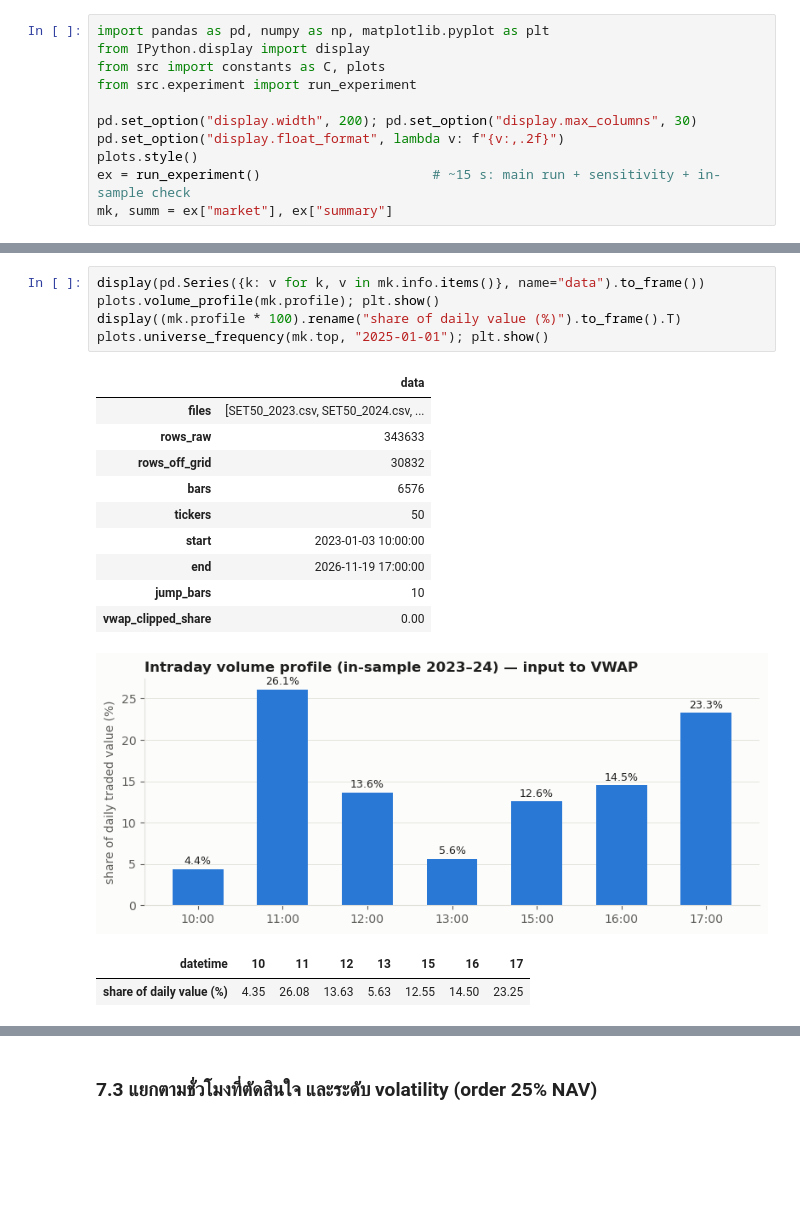
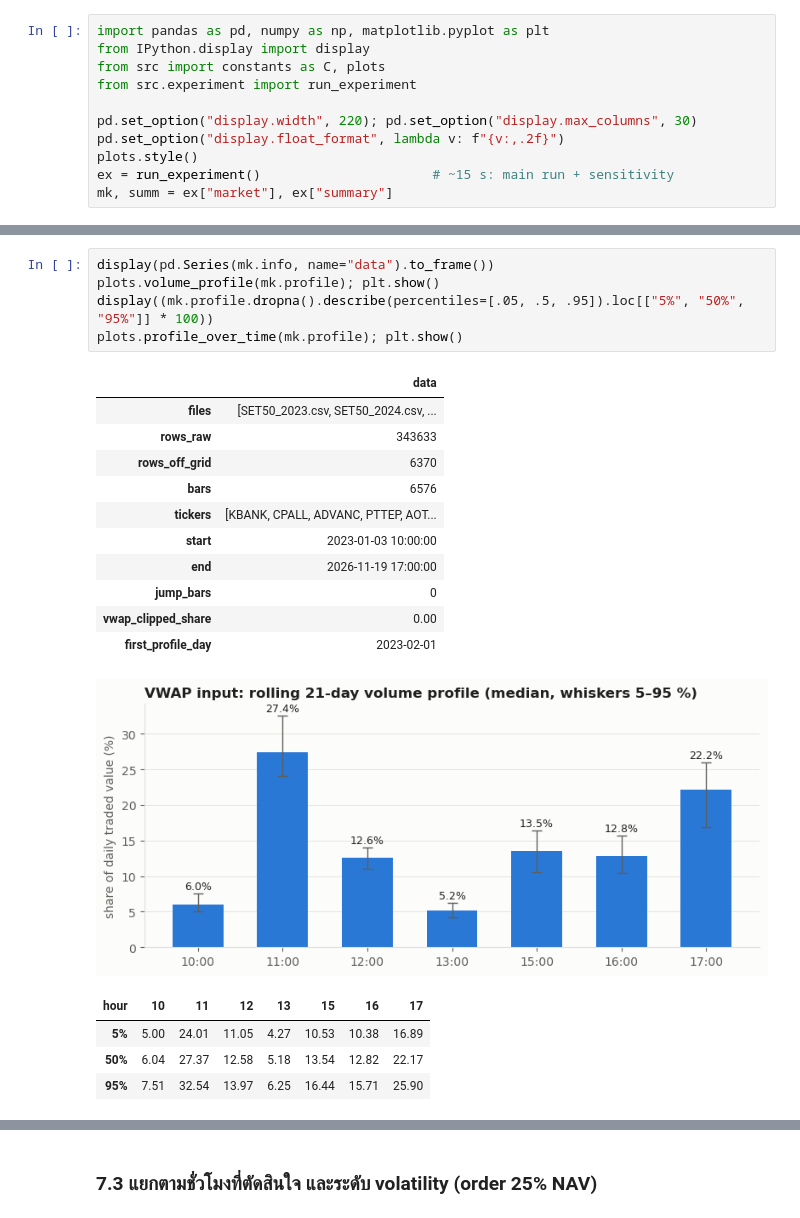
Before and after one commit to Josh-Bear/Quantitative-modeler, a Jupyter notebook: execution_research/Research.ipynb, the cells around one changed output, grey strips where cells are left out. Saved outputs shown, nothing was run; the diff lists cells and outputs as text; blank space fills up the shorter version.

```diff
--- a/execution_research/Research.ipynb
+++ b/execution_research/Research.ipynb
@@ -15,8 +18,8 @@ from IPython.display import display
 from src import constants as C, plots
 from src.experiment import run_experiment
 
-pd.set_option("display.width", 200); pd.set_option("display.max_columns", 30)
+pd.set_option("display.width", 220); pd.set_option("display.max_columns", 30)
 pd.set_option("display.float_format", lambda v: f"{v:,.2f}")
 plots.style()
-ex = run_experiment()                      # ~15 s: main run + sensitivity + in-sample check
+ex = run_experiment()                      # ~15 s: main run + sensitivity
 mk, summ = ex["market"], ex["summary"]
@@ -32,19 +35,22 @@ mk, summ = ex["market"], ex["summary"]
 # %%
-display(pd.Series({k: v for k, v in mk.info.items()}, name="data").to_frame())
+display(pd.Series(mk.info, name="data").to_frame())
 plots.volume_profile(mk.profile); plt.show()
-display((mk.profile * 100).rename("share of daily value (%)").to_frame().T)
-plots.universe_frequency(mk.top, "2025-01-01"); plt.show()
+display((mk.profile.dropna().describe(percentiles=[.05, .5, .95]).loc[["5%", "50%", "95%"]] * 100))
+plots.profile_over_time(mk.profile); plt.show()
 # %% [output]
 |  | data |
 | files | [SET50_2023.csv, SET50_2024.csv, ... |
 | rows_raw | 343633 |
-| rows_off_grid | 30832 |
+| rows_off_grid | 6370 |
 | bars | 6576 |
-| tickers | 50 |
+| tickers | [KBANK, CPALL, ADVANC, PTTEP, AOT... |
 | start | 2023-01-03 10:00:00 |
 | end | 2026-11-19 17:00:00 |
-| jump_bars | 10 |
+| jump_bars | 0 |
 | vwap_clipped_share | 0.00 |
+| first_profile_day | 2023-02-01 |
-[figure, old version]
+[figure, new version]
-| datetime | 10 | 11 | 12 | 13 | 15 | 16 | 17 |
-| share of daily value (%) | 4.35 | 26.08 | 13.63 | 5.63 | 12.55 | 14.50 | 23.25 |
+| hour | 10 | 11 | 12 | 13 | 15 | 16 | 17 |
+| 5% | 5.00 | 24.01 | 11.05 | 4.27 | 10.53 | 10.38 | 16.89 |
+| 50% | 6.04 | 27.37 | 12.58 | 5.18 | 13.54 | 12.82 | 22.17 |
+| 95% | 7.51 | 32.54 | 13.97 | 6.25 | 16.44 | 15.71 | 25.90 |
```
Also changed, not shown: parts of 26 cells of this notebook, 12 other files.
